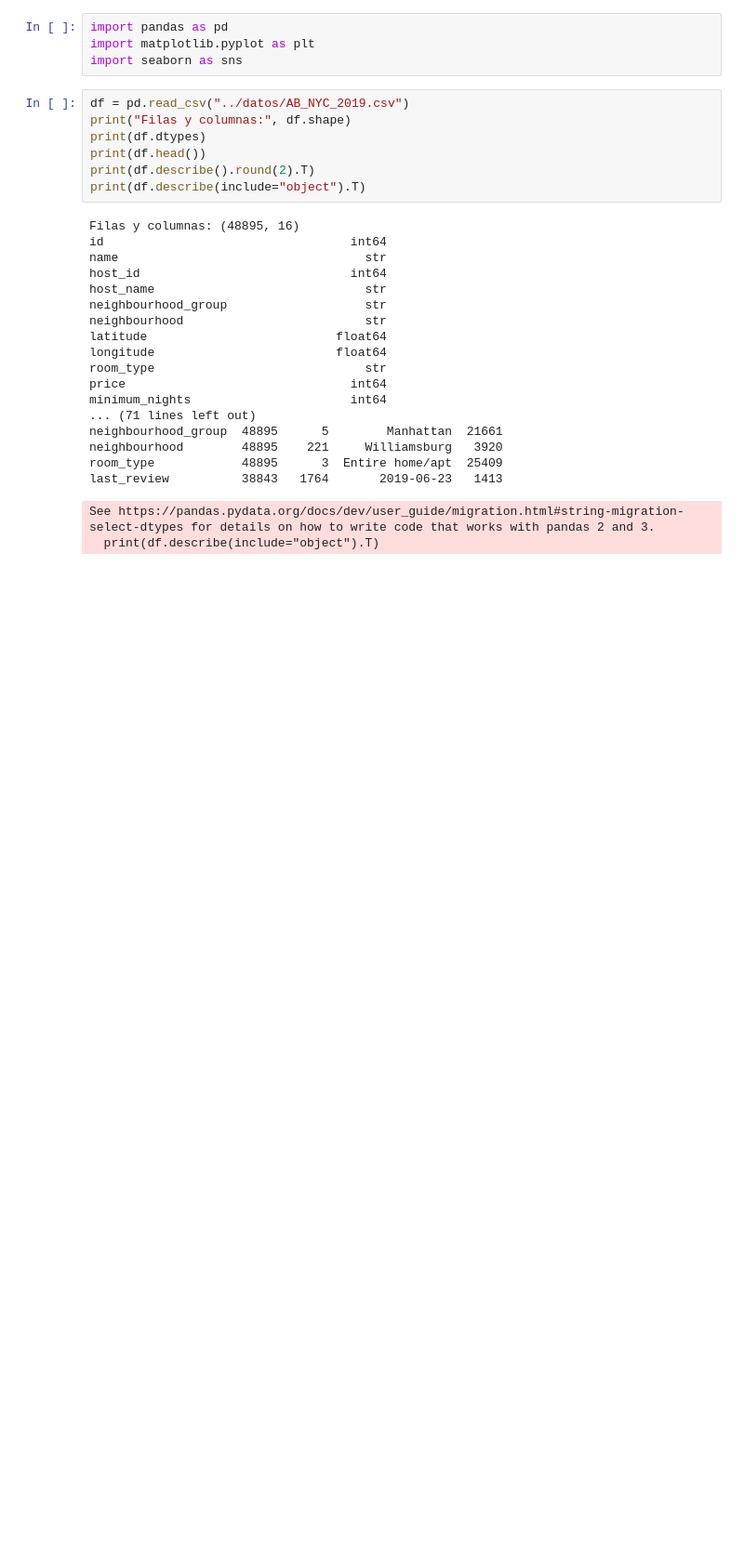
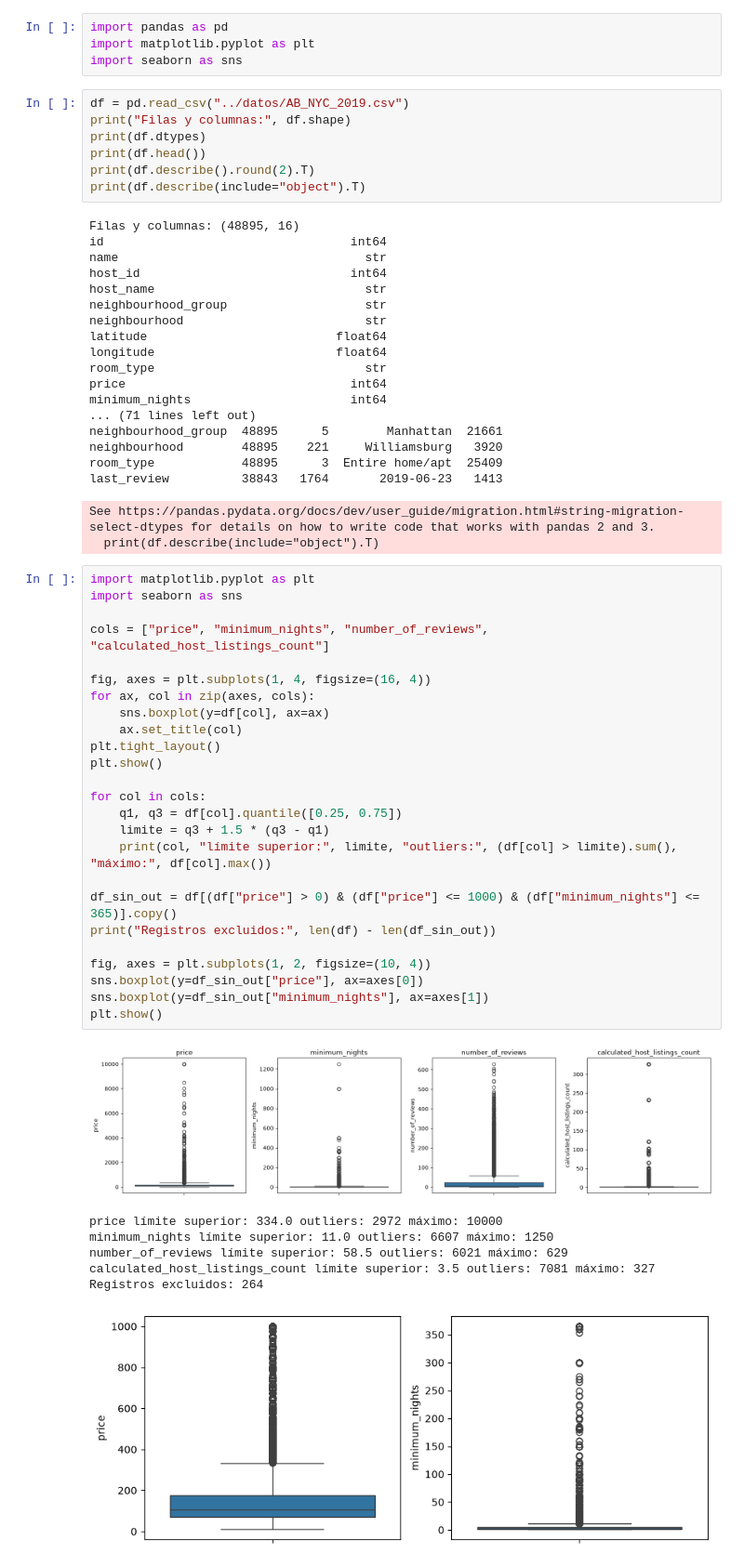
Before and after one commit to felipe2576/Proyecto-Final-Programacion-2, a Jupyter notebook: cuadernos/exploracion_nombreA.ipynb, the cells around one changed output. Shown at 93% size. Cells and saved outputs as stored; diff of their text form; blank space fills up the shorter version.

```diff
--- a/cuadernos/exploracion_nombreA.ipynb
+++ b/cuadernos/exploracion_nombreA.ipynb
@@ -29,3 +29,36 @@ room_type            48895      3  Entire home/apt  25409
 last_review          38843   1764       2019-06-23   1413
 See https://pandas.pydata.org/docs/dev/user_guide/migration.html#string-migration-select-dtypes for details on how to write code that works with pandas 2 and 3.
   print(df.describe(include="object").T)
+# %%
+import matplotlib.pyplot as plt
+import seaborn as sns
+
+cols = ["price", "minimum_nights", "number_of_reviews", "calculated_host_listings_count"]
+
+fig, axes = plt.subplots(1, 4, figsize=(16, 4))
+for ax, col in zip(axes, cols):
+    sns.boxplot(y=df[col], ax=ax)
+    ax.set_title(col)
+plt.tight_layout()
+plt.show()
+
+for col in cols:
+    q1, q3 = df[col].quantile([0.25, 0.75])
+    limite = q3 + 1.5 * (q3 - q1)
+    print(col, "límite superior:", limite, "outliers:", (df[col] > limite).sum(), "máximo:", df[col].max())
+
+df_sin_out = df[(df["price"] > 0) & (df["price"] <= 1000) & (df["minimum_nights"] <= 365)].copy()
+print("Registros excluidos:", len(df) - len(df_sin_out))
+
+fig, axes = plt.subplots(1, 2, figsize=(10, 4))
+sns.boxplot(y=df_sin_out["price"], ax=axes[0])
+sns.boxplot(y=df_sin_out["minimum_nights"], ax=axes[1])
+plt.show()
+# %% [output]
+[figure, added]
+price límite superior: 334.0 outliers: 2972 máximo: 10000
+minimum_nights límite superior: 11.0 outliers: 6607 máximo: 1250
+number_of_reviews límite superior: 58.5 outliers: 6021 máximo: 629
+calculated_host_listings_count límite superior: 3.5 outliers: 7081 máximo: 327
+Registros excluidos: 264
+[figure, added]
```
